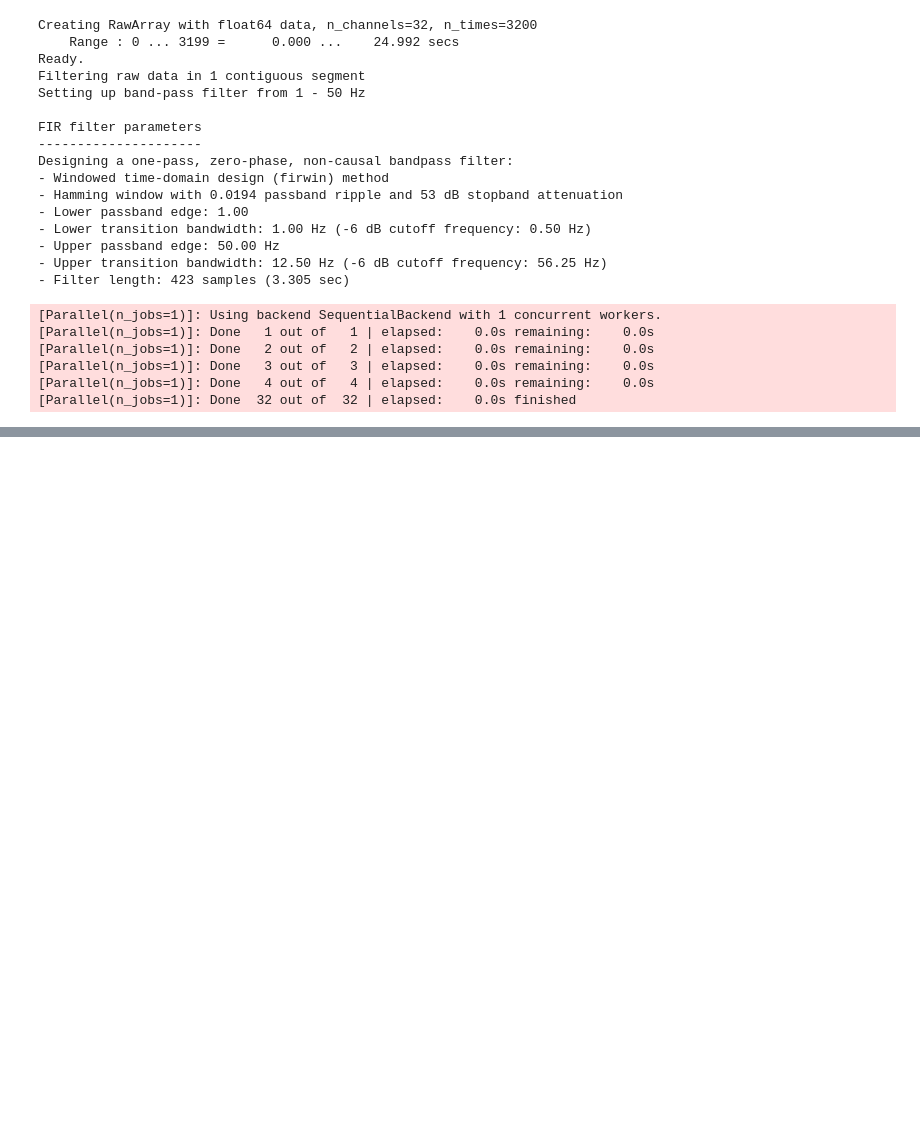
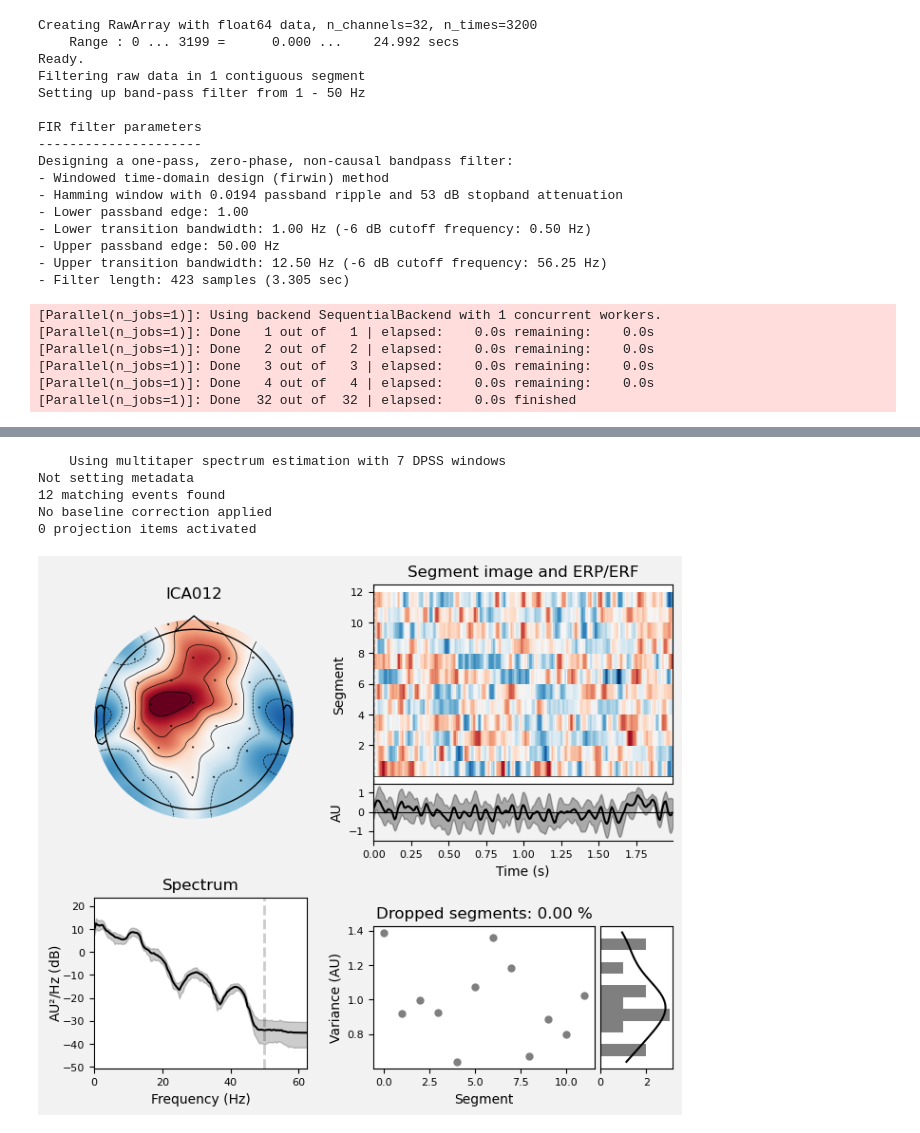
Before and after one commit to annejooyun/eeg_stress_detection, a Jupyter notebook: ICA.ipynb, the cells around one changed output, grey strips where cells are left out. Cells and saved outputs as stored; diff of their text form; code cells hidden in the pictures; blank space fills up the shorter version.

```diff
--- a/ICA.ipynb
+++ b/ICA.ipynb
@@ -168,5 +169,12 @@ Creating RawArray with float64 data, n_channels=15, n_times=3200
 Ready.
 [figure]
 # %%
-#test.plot_properties([2])
+test.plot_properties([12])
+# %% [output]
+    Using multitaper spectrum estimation with 7 DPSS windows
+Not setting metadata
+12 matching events found
+No baseline correction applied
+0 projection items activated
+[figure, added]
 # %%
```
Also changed, not shown: parts of 5 cells of this notebook, 3 other files.
